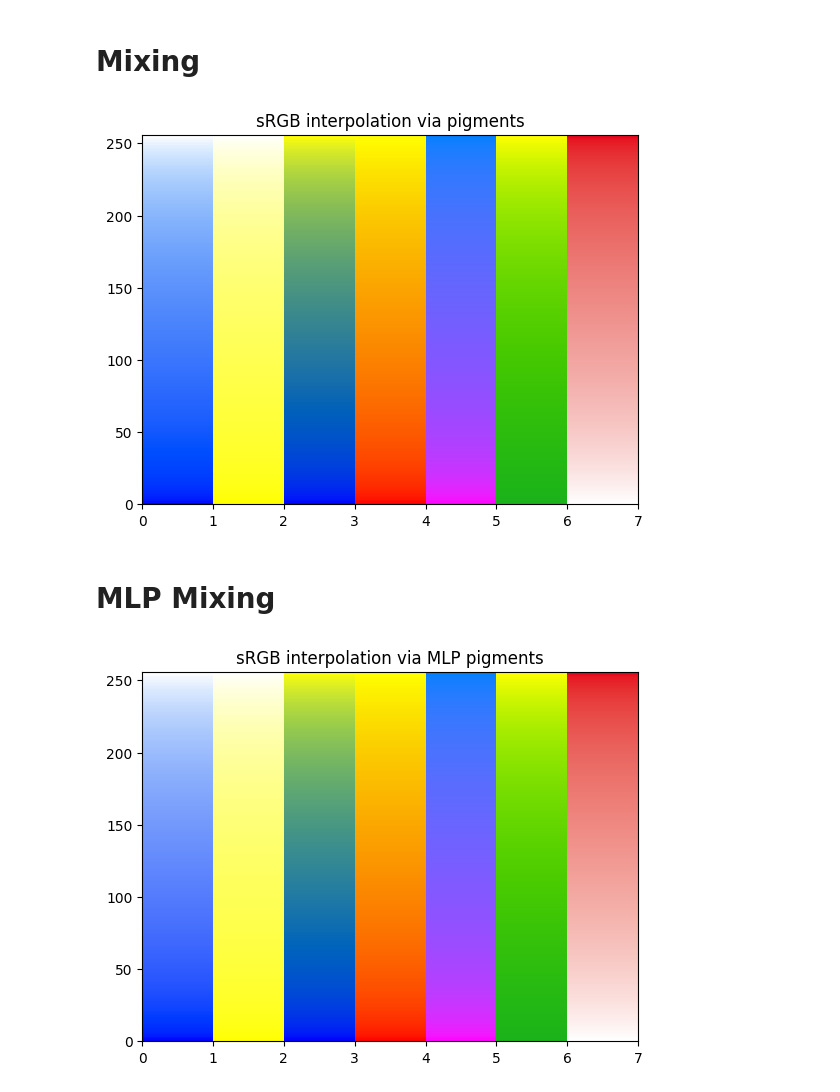
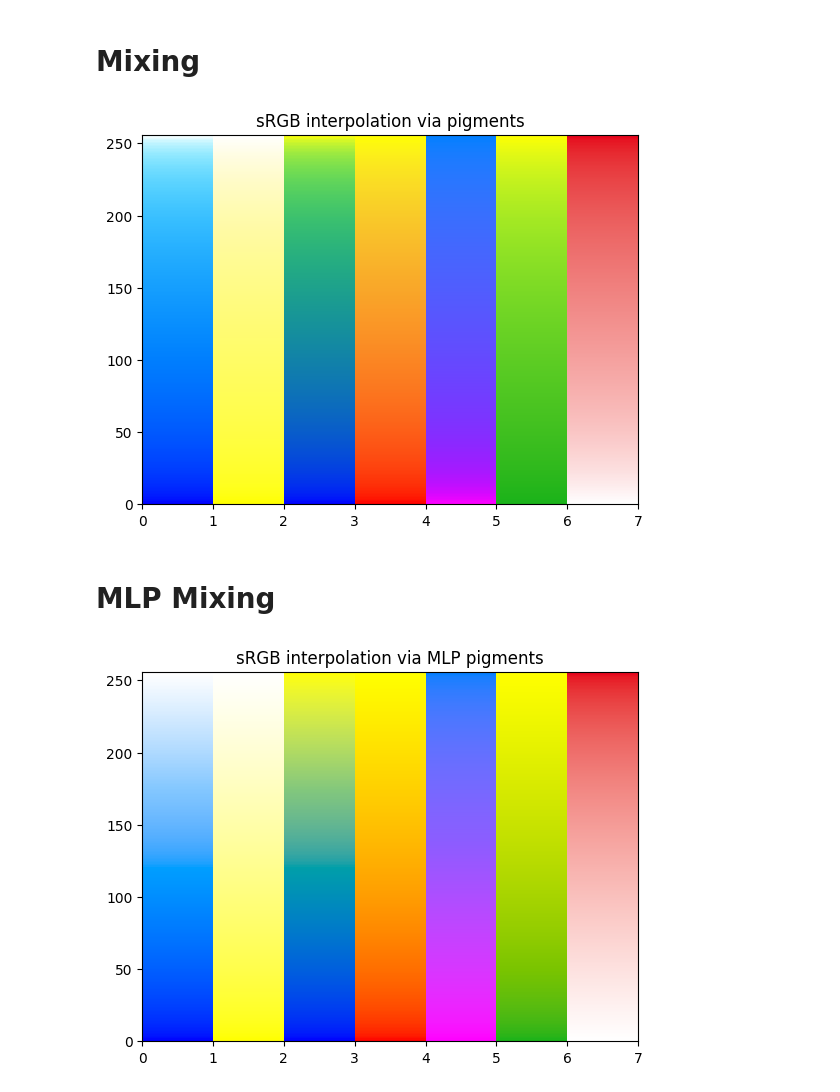
Before and after one commit to romainguy/vibrance, a Jupyter notebook: scripts/Paint Mixing.ipynb, the cells around one changed output. Saved outputs shown, nothing was run; the diff lists cells and outputs as text; code cells hidden in the pictures.

```diff
--- a/scripts/Paint Mixing.ipynb
+++ b/scripts/Paint Mixing.ipynb
@@ -51,12 +51,12 @@ patchCount = 256
 ig, ax = plt.subplots()
 
 for k in range(len(rgb1)):
-    c1 = pg.unmix(rgb1[k])
     linear_rgb1 = pigments.EOTF_sRGB(np.asarray(rgb1[k]))
+    c1 = pg.unmix(linear_rgb1)
     r1 = linear_rgb1 - pg.mix_linear(c1)
 
-    c2 = pg.unmix(rgb2[k])
     linear_rgb2 = pigments.EOTF_sRGB(np.asarray(rgb2[k]))
+    c2 = pg.unmix(linear_rgb2)
     r2 = linear_rgb2 - pg.mix_linear(c2)
 
     for j in range(patchCount):
@@ -66,7 +66,7 @@ for k in range(len(rgb1)):
         ax.add_patch(
             patches.Rectangle(
                 (k, j), 1, 1,
-                facecolor=np.clip(rgb, 0.0, 1.0)
+                facecolor=rgb
             )
         )
 
@@ -76,7 +76,7 @@ ax.set_ylim(0, patchCount)
 plt.title('sRGB interpolation via pigments')
 plt.show()
 # %% [output]
-[figure, old version]
+[figure, new version]
 # %% [markdown]
 # MLP Mixing
 # %%
@@ -91,35 +91,40 @@ if os.path.exists(data_config.model_path_onnx):
     ig, ax = plt.subplots()
 
     for k in range(len(rgb1)):
         input_data = np.array([rgb1[k]], dtype=np.float32)
         results = session.run([output_name], {input_name: input_data})
         concentrations = np.clip(results[0][0], 0.0, 1.0)
 
         c1 = np.append(concentrations, 1.0 - concentrations.sum())
-        r1 = pigments.EOTF_sRGB(np.asarray(rgb1[k])) - pg.mix_linear(c1)
+        linear_rgb1 = pigments.EOTF_sRGB(input_data)
+        r1 = linear_rgb1 - pg.mix_as_curve(c1)
 
         input_data = np.array([rgb2[k]], dtype=np.float32)
         results = session.run([output_name], {input_name: input_data})
         concentrations = np.clip(results[0][0], 0.0, 1.0)
 
         c2 = np.append(concentrations, 1.0 - concentrations.sum())
-        r2 = pigments.EOTF_sRGB(np.asarray(rgb2[k])) - pg.mix_linear(c2)
+        linear_rgb2 = pigments.EOTF_sRGB(input_data)
+        r2 = linear_rgb2 - pg.mix_as_curve(c2)
 
         for j in range(patchCount):
             t = j / (patchCount - 1.0)
-            rgb = pg.latent_lerp(c1, r1, c2, r2, t)
+            #rgb = pg.latent_lerp(c1, r1, c2, r2, t)
+            c = (1 - t) * c1 + t * c2
+            r = (1 - t) * r1 + t * r2
+            rgb = np.clip(pigments.OETF_sRGB(pg.mix_as_curve(c) + r), 0, 1)
 
             ax.add_patch(
                 patches.Rectangle(
                     (k, j), 1, 1,
-                    facecolor=np.clip(rgb, 0.0, 1.0)
+                    facecolor=rgb
                 )
             )
 
     ax.set_xlim(0, len(rgb1))
     ax.set_ylim(0, patchCount)
 
     plt.title('sRGB interpolation via MLP pigments')
     plt.show()
 # %% [output]
-[figure, old version]
+[figure, new version]
```
Also changed, not shown: 20 other files.
